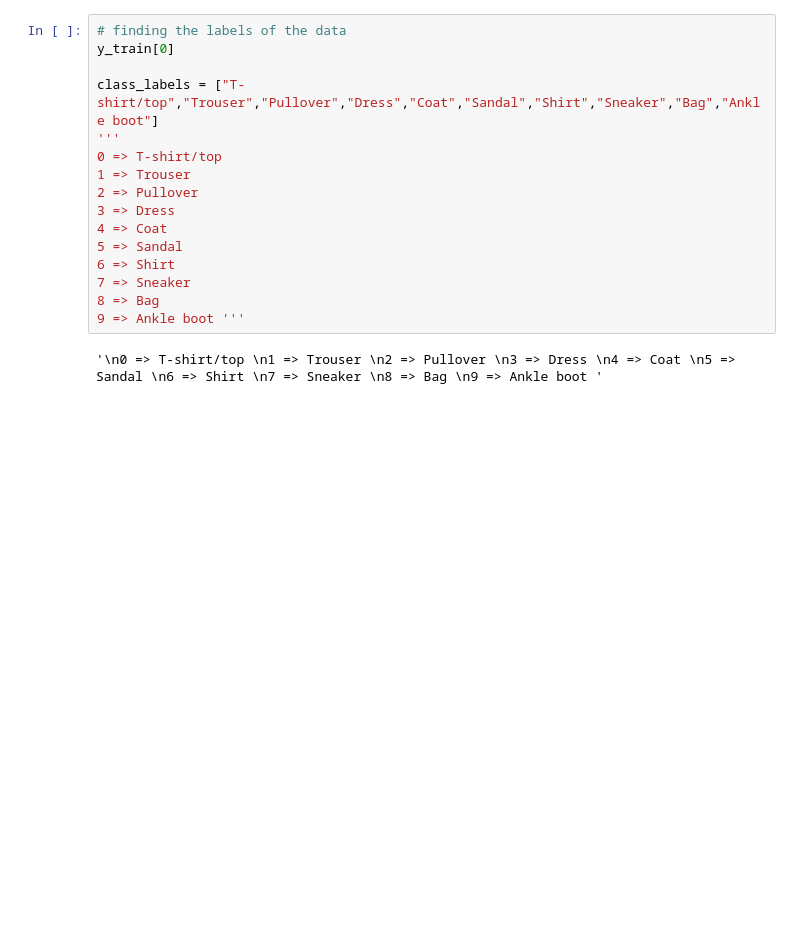
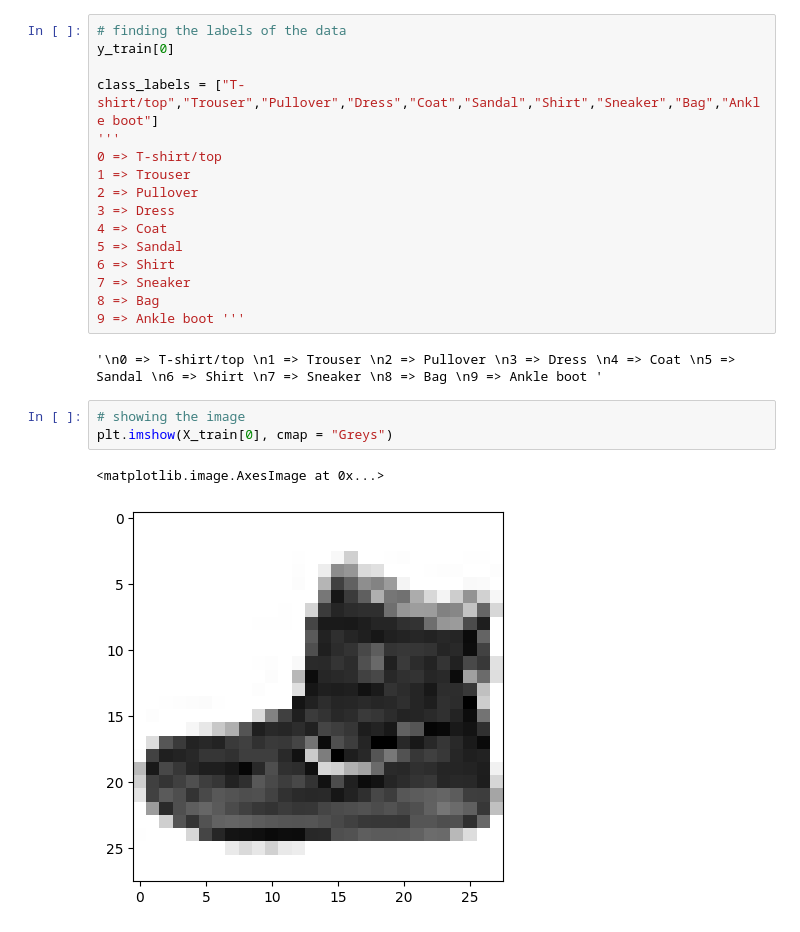
Before and after one commit to RajnishAdhikari/DeepLearningFashionProject, a Jupyter notebook: fashionclassification.ipynb, the cells around one changed output. Saved outputs shown, nothing was run; the diff lists cells and outputs as text; blank space fills up the shorter version.

Commit message:
showing the image

```diff
--- a/fashionclassification.ipynb
+++ b/fashionclassification.ipynb
@@ -70,3 +70,9 @@ class_labels = ["T-shirt/top","Trouser","Pullover","Dress","Coat","Sandal","Shir
 9 => Ankle boot '''
 # %% [output]
 '\n0 => T-shirt/top \n1 => Trouser \n2 => Pullover \n3 => Dress \n4 => Coat \n5 => Sandal \n6 => Shirt \n7 => Sneaker \n8 => Bag \n9 => Ankle boot '
+# %%
+# showing the image
+plt.imshow(X_train[0], cmap = "Greys")
+# %% [output]
+<matplotlib.image.AxesImage at 0x...>
+[figure, added]
```
Also changed, not shown: parts of 2 cells of this notebook.
